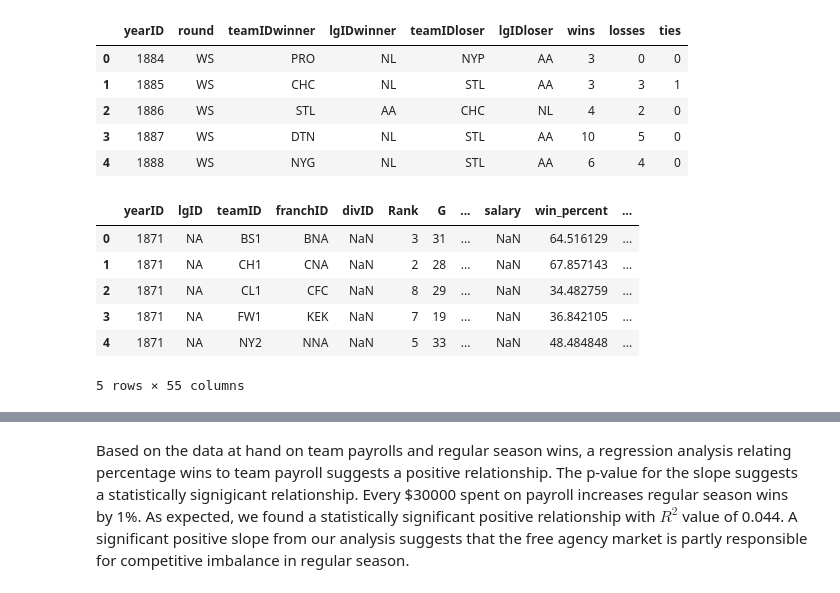
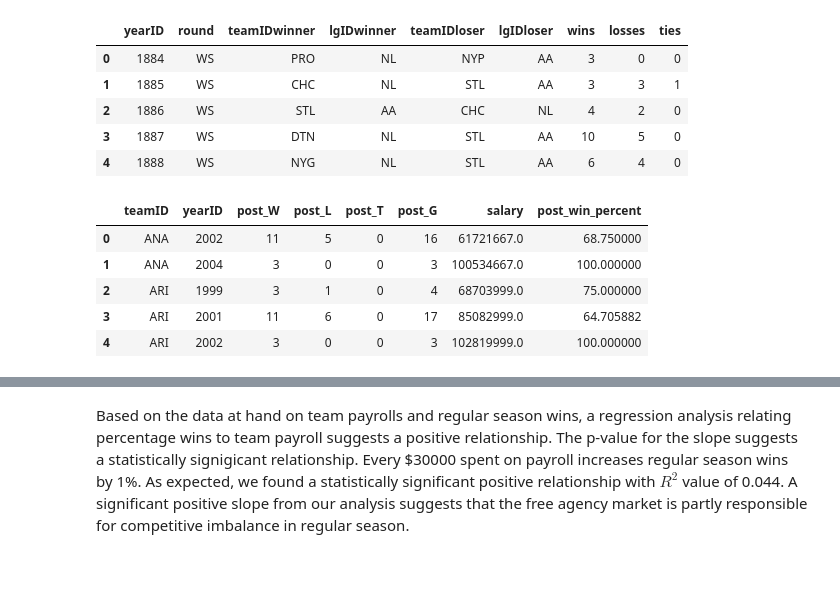
Before and after one commit to bonamprabhu/baseball-statistics, a Jupyter notebook: baseball-statistics.ipynb, the cells around one changed output, grey strips where cells are left out. Saved outputs shown, nothing was run; the diff lists cells and outputs as text; code cells hidden in the pictures.

```diff
--- a/baseball-statistics.ipynb
+++ b/baseball-statistics.ipynb
@@ -252,16 +253,15 @@ playoffs['post_G'] = playoffs.post_W + playoffs.post_L + playoffs.post_T
 
 playoffs = playoffs.groupby(['teamID', 'yearID']).sum().reset_index()
 # %%
-teams = pd.merge(teams, playoffs, on=['teamID', 'yearID'], how='left')
+playoffs = playoffs.merge(yearly_payroll, on=['teamID', 'yearID'], how='left', copy=False)
 # %%
-teams['post_win_percent'] = (teams.post_W / teams.post_G) *100
-teams.head()
+playoffs['post_win_percent'] = (playoffs.post_W / playoffs.post_G) *100
+playoffs.head()
 # %% [output]
-|  | yearID | lgID | teamID | franchID | divID | Rank | G | ... | salary | win_percent | ... |
-| 0 | 1871 | NA | BS1 | BNA | NaN | 3 | 31 | ... | NaN | 64.516129 | ... |
-| 1 | 1871 | NA | CH1 | CNA | NaN | 2 | 28 | ... | NaN | 67.857143 | ... |
-| 2 | 1871 | NA | CL1 | CFC | NaN | 8 | 29 | ... | NaN | 34.482759 | ... |
-| 3 | 1871 | NA | FW1 | KEK | NaN | 7 | 19 | ... | NaN | 36.842105 | ... |
-| 4 | 1871 | NA | NY2 | NNA | NaN | 5 | 33 | ... | NaN | 48.484848 | ... |
+|  | teamID | yearID | post_W | post_L | post_T | post_G | salary | post_win_percent |
+| 0 | ANA | 2002 | 11 | 5 | 0 | 16 | 61721667.0 | 68.750000 |
+| 1 | ANA | 2004 | 3 | 0 | 0 | 3 | 100534667.0 | 100.000000 |
+| 2 | ARI | 1999 | 3 | 1 | 0 | 4 | 68703999.0 | 75.000000 |
+| 3 | ARI | 2001 | 11 | 6 | 0 | 17 | 85082999.0 | 64.705882 |
+| 4 | ARI | 2002 | 3 | 0 | 0 | 3 | 102819999.0 | 100.000000 |
-5 rows × 55 columns
 # %%
```
Also changed, not shown: parts of 38 cells of this notebook, 1 other file.
